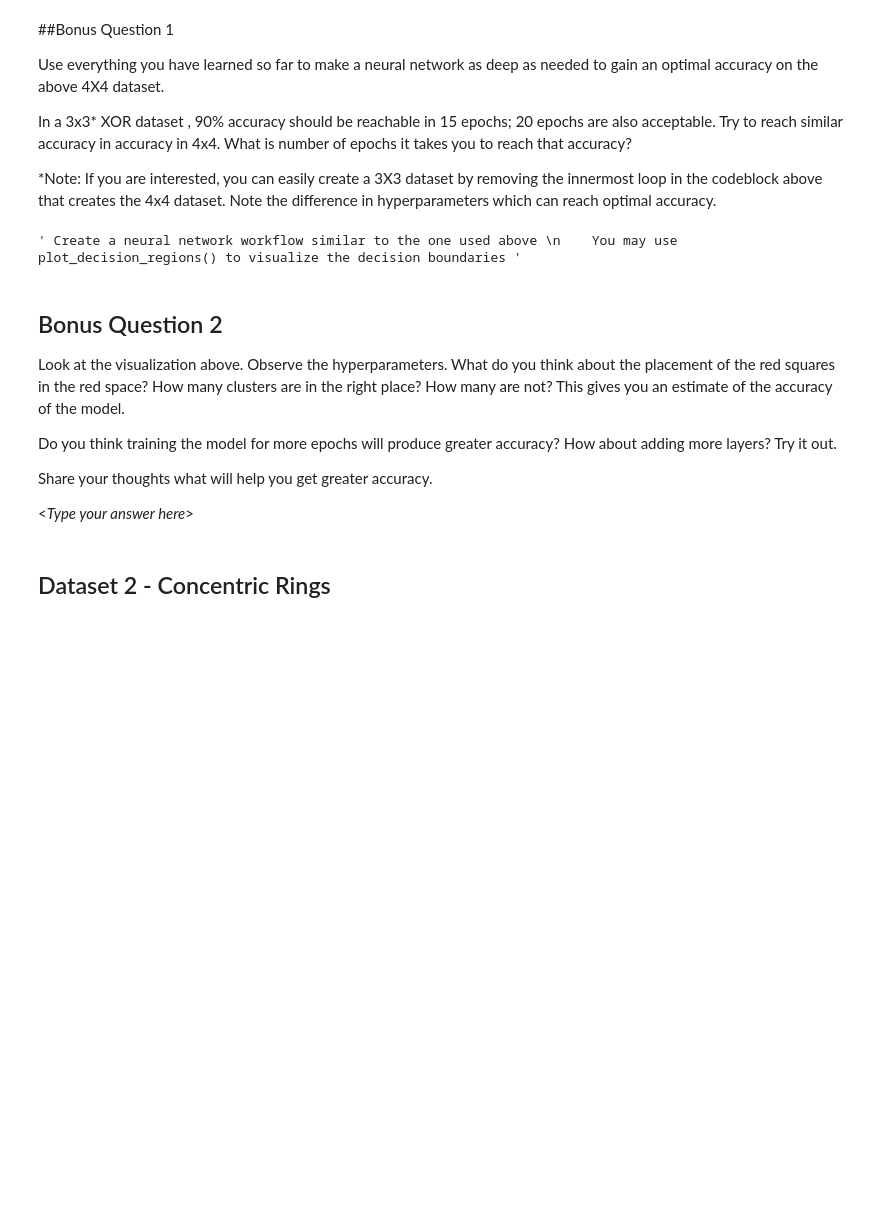
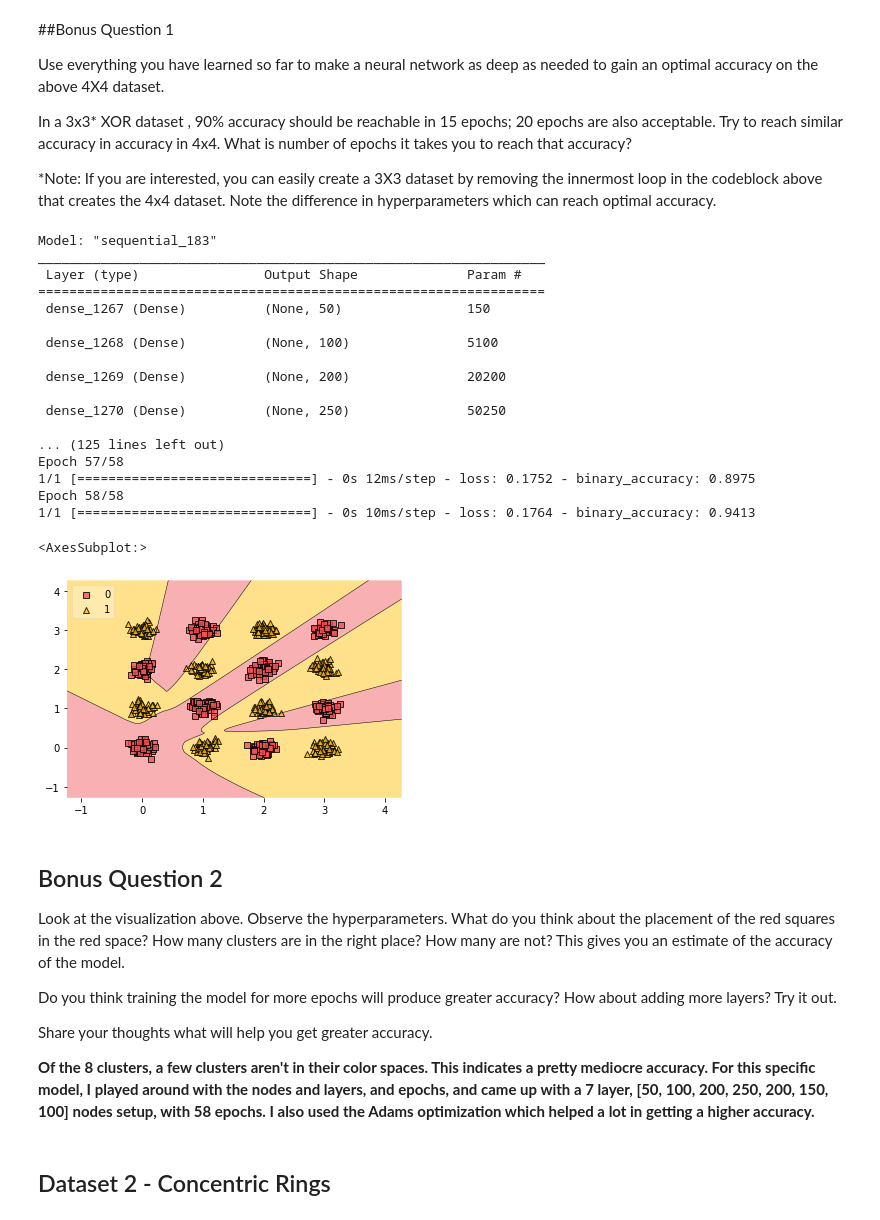
Before and after one commit to Aadarsha2002/FutureMakers2022, a Jupyter notebook: Day_3_Intro_to_Deep_Learning_AGR.ipynb, the cells around one changed output. Cells and saved outputs as stored; diff of their text form; code cells hidden in the pictures; blank space fills up the shorter version.

```diff
--- a/Day_3_Intro_to_Deep_Learning_AGR.ipynb
+++ b/Day_3_Intro_to_Deep_Learning_AGR.ipynb
@@ -616,11 +616,58 @@ Use everything you have learned so far to make a neural network as deep as neede
 In a 3x3* XOR dataset , 90% accuracy should be reachable in 15 epochs; 20 epochs are also acceptable. Try to reach similar accuracy in accuracy in 4x4. What is number of epochs it takes you to reach that accuracy?
 
 *Note: If you are interested, you can easily create a 3X3 dataset by removing the innermost loop in the codeblock above that creates the 4x4 dataset. Note the difference in hyperparameters which can reach optimal accuracy.
-# %%
-""" Create a neural network workflow similar to the one used above
-    You may use plot_decision_regions() to visualize the decision boundaries """
-# %% [output]
-' Create a neural network workflow similar to the one used above \n    You may use plot_decision_regions() to visualize the decision boundaries '
+# %%
+""" Create a neural network workflow similar to the one used above
+    You may use plot_decision_regions() to visualize the decision boundaries """
+# Define and instantiate model layers
+model = tf.keras.models.Sequential()
+model.add(tf.keras.Input(shape=(2)))
+
+#try ADDING MORE LAYERS below and changing the number of nodes
+model.add(tf.keras.layers.Dense(50, activation='relu'))
+model.add(tf.keras.layers.Dense(100, activation='relu'))
+model.add(tf.keras.layers.Dense(200, activation='relu'))
+model.add(tf.keras.layers.Dense(250, activation='relu'))
+model.add(tf.keras.layers.Dense(200, activation='relu'))
+model.add(tf.keras.layers.Dense(150, activation='relu'))
+model.add(tf.keras.layers.Dense(100, activation='relu'))
+
+#add the classification layer
+model.add(tf.keras.layers.Dense(1, activation='sigmoid'))
+model.summary()
+
+# Define optimizers, loss function and metrics
+
+model.compile(
+    optimizer=tf.keras.optimizers.Adam(),
+    loss=tf.keras.losses.BinaryCrossentropy(),
+    metrics=[tf.keras.metrics.BinaryAccuracy()],
+)
+
+# Fit model
+model.fit(data, target, epochs = 58, batch_size=data.shape[0])
+
+plot_decision_regions(data, target.reshape(-1), clf=model, legend=2, colors='#F15156,#FFBD00')
+# %% [output]
+Model: "sequential_183"
+_________________________________________________________________
+ Layer (type)                Output Shape              Param #
+=================================================================
+ dense_1267 (Dense)          (None, 50)                150
+
+ dense_1268 (Dense)          (None, 100)               5100
+
+ dense_1269 (Dense)          (None, 200)               20200
+
+ dense_1270 (Dense)          (None, 250)               50250
+
+... (125 lines left out)
+Epoch 57/58
+1/1 [==============================] - 0s 12ms/step - loss: 0.1752 - binary_accuracy: 0.8975
+Epoch 58/58
+1/1 [==============================] - 0s 10ms/step - loss: 0.1764 - binary_accuracy: 0.9413
+<AxesSubplot:>
+[figure, added]
 # %% [markdown]
 ## Bonus Question 2
 
@@ -630,7 +677,7 @@ Do you think training the model for more epochs will produce greater accuracy? H
 
 Share your thoughts what will help you get greater accuracy.
 
-\<*Type your answer here*\>
+**Of the 8 clusters, a few clusters aren't in their color spaces. This indicates a pretty mediocre accuracy. For this specific model, I played around with the nodes and layers, and epochs, and came up with a 7 layer, [50, 100, 200, 250, 200, 150, 100] nodes setup, with 58 epochs. I also used the Adams optimization which helped a lot in getting a higher accuracy.**
 # %% [markdown]
 ## Dataset 2 - Concentric Rings
 # %%
```
Also changed, not shown: parts of 20 cells of this notebook.
